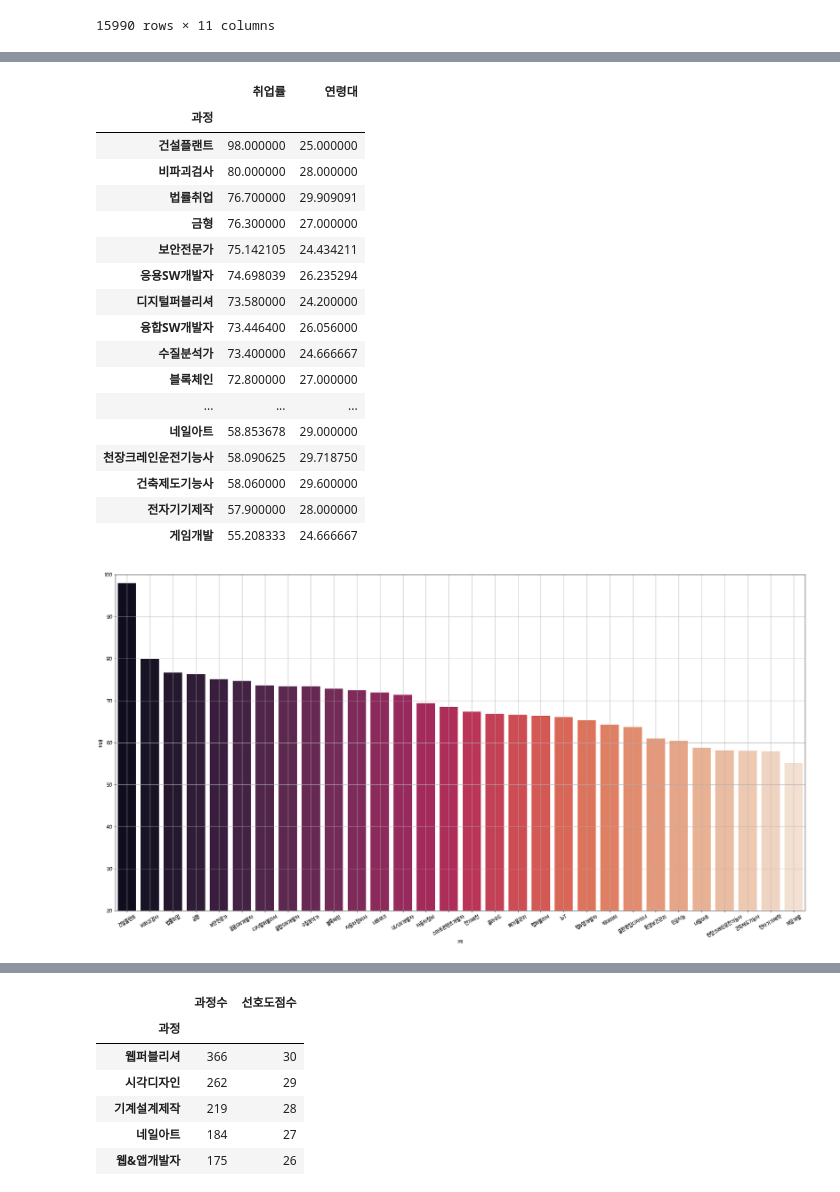
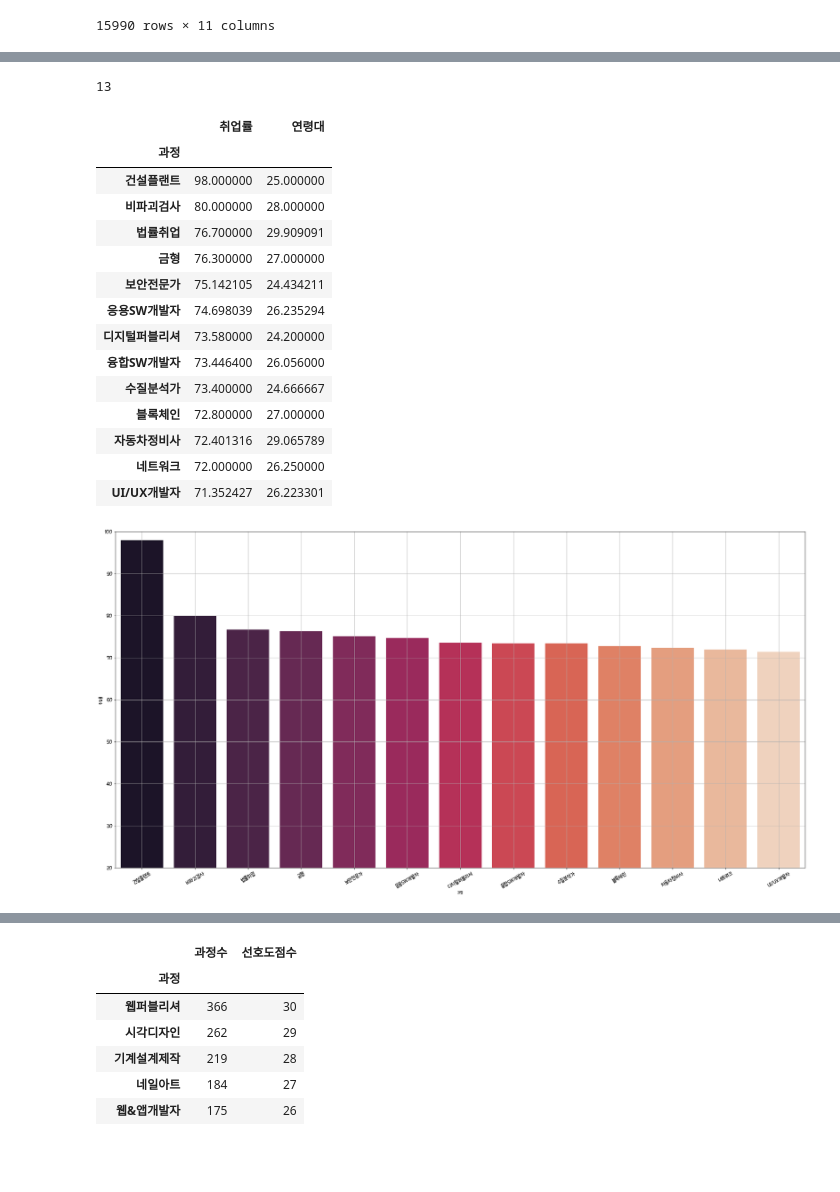
Before and after one commit to RyuJelly/jupyterlab, a Jupyter notebook: HRDproject/20대.ipynb, the cells around one changed output, grey strips where cells are left out. Cells and saved outputs as stored; diff of their text form; code cells hidden in the pictures; blank space fills up the shorter version.

```diff
--- a/HRDproject/20대.ipynb
+++ b/HRDproject/20대.ipynb
@@ -59,47 +76,49 @@ df1 = df1.groupby(["과정"]).mean()
 df1.sort_values(by=['취업률'], ascending=True, inplace=True)
 df1 = df1.loc[(df1.연령대 < 30) & (df1.연령대 >= 20), :]
 df1 = df1.sort_values(by=['취업률'], ascending= False)
-df1 = df1.head(30)
+df70 = df1['취업률'] >= 70
+df1 = df1[df70]
+print(len(df1))
 display(df1)
 
 # n = int(round(len(df)/2))
 
 # df2 = df.tail(n)
 
 fig = plt.figure(figsize=(30,15))
 ax1 = fig.add_subplot(1, 1, 1)
 # ax2 = fig.add_subplot(2, 1, 2)
 
 sns.barplot(x=df1.index, y='취업률', data=df1, palette='rocket', ax=ax1)
 # sns.barplot(x=df2.index, y='취업률', data=df2, palette='rocket', ax=ax2)
 plt.xticks(size=14, rotation=30)
 plt.yticks(size=14)
 plt.grid(True)
 plt.ylim(20, 100)
 
 plt.savefig("20대취업률TOP10-1.png")
 plt.show()
 plt.close()
+
+top_rate = df1.index.tolist()
 # %% [output]
+13
 |  | 취업률 | 연령대 |
 | 과정 |  |  |
 | 건설플랜트 | 98.000000 | 25.000000 |
 | 비파괴검사 | 80.000000 | 28.000000 |
 | 법률취업 | 76.700000 | 29.909091 |
 | 금형 | 76.300000 | 27.000000 |
 | 보안전문가 | 75.142105 | 24.434211 |
 | 응용SW개발자 | 74.698039 | 26.235294 |
 | 디지털퍼블리셔 | 73.580000 | 24.200000 |
 | 융합SW개발자 | 73.446400 | 26.056000 |
 | 수질분석가 | 73.400000 | 24.666667 |
 | 블록체인 | 72.800000 | 27.000000 |
-| ... | ... | ... |
-| 네일아트 | 58.853678 | 29.000000 |
-| 천장크레인운전기능사 | 58.090625 | 29.718750 |
-| 건축제도기능사 | 58.060000 | 29.600000 |
-| 전자기기제작 | 57.900000 | 28.000000 |
-| 게임개발 | 55.208333 | 24.666667 |
+| 자동차정비사 | 72.401316 | 29.065789 |
+| 네트워크 | 72.000000 | 26.250000 |
+| UI/UX개발자 | 71.352427 | 26.223301 |
-[figure, old version]
+[figure, new version]
 # %%
 import matplotlib.pyplot as plt
 import seaborn as sns
```
Also changed, not shown: parts of 8 cells of this notebook, 16 other files.
